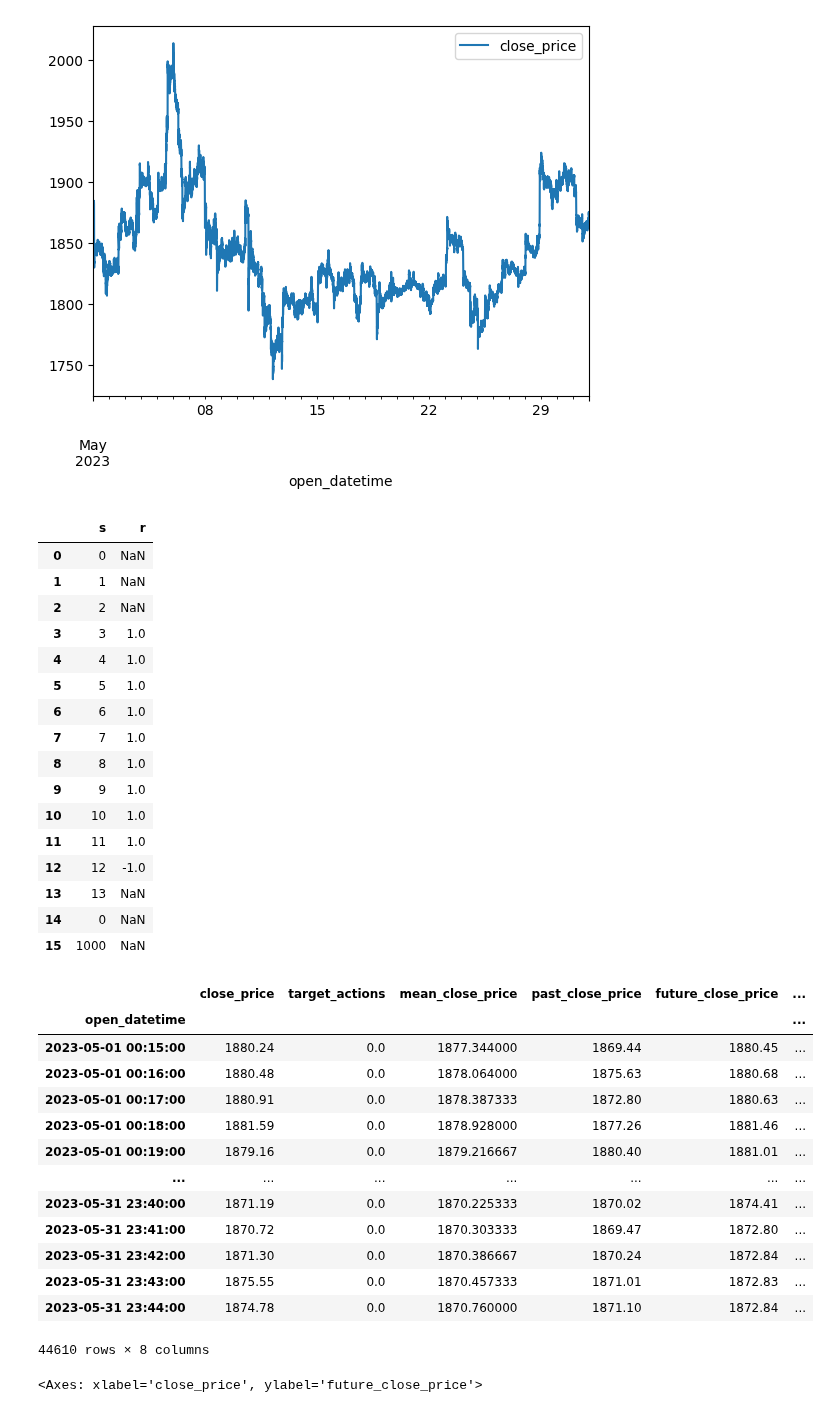
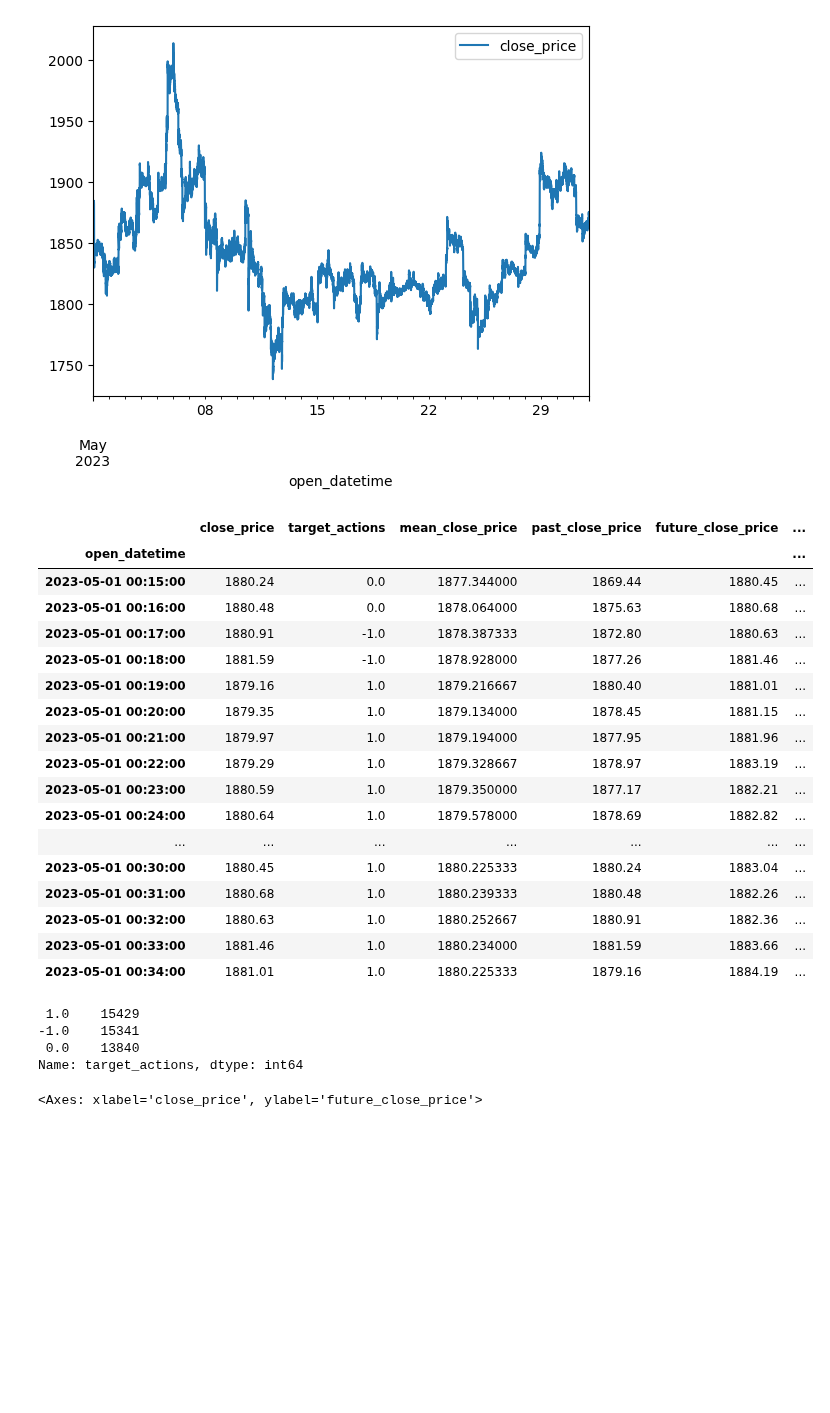
Before and after one commit to yoda31217/to-the-moon, a Jupyter notebook: src/poc/bot_ml/poc_bot_ml_data_analysis.ipynb, the cells around one changed output. Drawn from its saved outputs; the diff is of its cells as text; code cells hidden in the pictures; blank space fills up the shorter version.

Commit message:
POC: ML bot data analize #55

```diff
--- a/src/poc/bot_ml/poc_bot_ml_data_analysis.ipynb
+++ b/src/poc/bot_ml/poc_bot_ml_data_analysis.ipynb
@@ -85,78 +85,58 @@ k_lines.plot.line(use_index=True)
 # %%
 from poc.bot_ml.poc_bot_ml_utils import calculate_target_actions
 
 features = k_lines[k_lines.columns]
 
 window_minutes = 15
 
 features["target_actions"] = calculate_target_actions(
-    features["close_price"], window_minutes, 1.0 + 0.1
-)
-
-delay = 3
-
-s = pd.Series([0, 1, 2, 3, 4, 5, 6, 7, 8, 9, 10, 11, 12, 13, 0, 1000])
-r = calculate_target_actions(s, 3, 1.1)
-display(
-    pd.DataFrame(
-        {
-            "s": s,
-            "r": r,
-        }
-    )
+    features["close_price"], 15, 1.0 + 0.001
 )
 
 features["mean_close_price"] = (
     features["close_price"].shift(1).rolling(window_minutes).mean()
 )
 features["past_close_price"] = features["close_price"].shift(window_minutes)
 features["future_close_price"] = features["close_price"].shift(-window_minutes)
 
 features["mean_close_price_ratio"] = (
     features["close_price"] / features["mean_close_price"]
 )
 features["past_close_price_ratio"] = (
     features["close_price"] / features["past_close_price"]
 )
 features["future_close_price_ratio"] = (
     features["future_close_price"] / features["close_price"]
 )
 
 features.dropna(inplace=True)
 
-display(features)
+display(features.head(20))
+
+display(features["target_actions"].value_counts())
 # %% [output]
-|  | s | r |
-| 0 | 0 | NaN |
-| 1 | 1 | NaN |
-| 2 | 2 | NaN |
-| 3 | 3 | 1.0 |
-| 4 | 4 | 1.0 |
-| 5 | 5 | 1.0 |
-| 6 | 6 | 1.0 |
-| 7 | 7 | 1.0 |
-| 8 | 8 | 1.0 |
-| 9 | 9 | 1.0 |
-| 10 | 10 | 1.0 |
-| 11 | 11 | 1.0 |
-| 12 | 12 | -1.0 |
-| 13 | 13 | NaN |
-| 14 | 0 | NaN |
-| 15 | 1000 | NaN |
+|  | close_price | target_actions | mean_close_price | past_close_price | future_close_price | ... |
+| open_datetime |  |  |  |  |  | ... |
+| 2023-05-01 00:15:00 | 1880.24 | 0.0 | 1877.344000 | 1869.44 | 1880.45 | ... |
+| 2023-05-01 00:16:00 | 1880.48 | 0.0 | 1878.064000 | 1875.63 | 1880.68 | ... |
+| 2023-05-01 00:17:00 | 1880.91 | -1.0 | 1878.387333 | 1872.80 | 1880.63 | ... |
+| 2023-05-01 00:18:00 | 1881.59 | -1.0 | 1878.928000 | 1877.26 | 1881.46 | ... |
+| 2023-05-01 00:19:00 | 1879.16 | 1.0 | 1879.216667 | 1880.40 | 1881.01 | ... |
+| 2023-05-01 00:20:00 | 1879.35 | 1.0 | 1879.134000 | 1878.45 | 1881.15 | ... |
+| 2023-05-01 00:21:00 | 1879.97 | 1.0 | 1879.194000 | 1877.95 | 1881.96 | ... |
+| 2023-05-01 00:22:00 | 1879.29 | 1.0 | 1879.328667 | 1878.97 | 1883.19 | ... |
+| 2023-05-01 00:23:00 | 1880.59 | 1.0 | 1879.350000 | 1877.17 | 1882.21 | ... |
+| 2023-05-01 00:24:00 | 1880.64 | 1.0 | 1879.578000 | 1878.69 | 1882.82 | ... |
+| ... | ... | ... | ... | ... | ... | ... |
+| 2023-05-01 00:30:00 | 1880.45 | 1.0 | 1880.225333 | 1880.24 | 1883.04 | ... |
+| 2023-05-01 00:31:00 | 1880.68 | 1.0 | 1880.239333 | 1880.48 | 1882.26 | ... |
+| 2023-05-01 00:32:00 | 1880.63 | 1.0 | 1880.252667 | 1880.91 | 1882.36 | ... |
+| 2023-05-01 00:33:00 | 1881.46 | 1.0 | 1880.234000 | 1881.59 | 1883.66 | ... |
+| 2023-05-01 00:34:00 | 1881.01 | 1.0 | 1880.225333 | 1879.16 | 1884.19 | ... |
-|  | close_price | target_actions | mean_close_price | past_close_price | future_close_price | ... |
-| open_datetime |  |  |  |  |  | ... |
-| 2023-05-01 00:15:00 | 1880.24 | 0.0 | 1877.344000 | 1869.44 | 1880.45 | ... |
-| 2023-05-01 00:16:00 | 1880.48 | 0.0 | 1878.064000 | 1875.63 | 1880.68 | ... |
-| 2023-05-01 00:17:00 | 1880.91 | 0.0 | 1878.387333 | 1872.80 | 1880.63 | ... |
-| 2023-05-01 00:18:00 | 1881.59 | 0.0 | 1878.928000 | 1877.26 | 1881.46 | ... |
-| 2023-05-01 00:19:00 | 1879.16 | 0.0 | 1879.216667 | 1880.40 | 1881.01 | ... |
-| ... | ... | ... | ... | ... | ... | ... |
-| 2023-05-31 23:40:00 | 1871.19 | 0.0 | 1870.225333 | 1870.02 | 1874.41 | ... |
-| 2023-05-31 23:41:00 | 1870.72 | 0.0 | 1870.303333 | 1869.47 | 1872.80 | ... |
-| 2023-05-31 23:42:00 | 1871.30 | 0.0 | 1870.386667 | 1870.24 | 1872.84 | ... |
-| 2023-05-31 23:43:00 | 1875.55 | 0.0 | 1870.457333 | 1871.01 | 1872.83 | ... |
-| 2023-05-31 23:44:00 | 1874.78 | 0.0 | 1870.760000 | 1871.10 | 1872.84 | ... |
-44610 rows × 8 columns
+ 1.0    15429
+-1.0    15341
+ 0.0    13840
+Name: target_actions, dtype: int64
 # %%
 features.plot.scatter(x="close_price", y="future_close_price", s=0.1)
 # %% [output]
```
